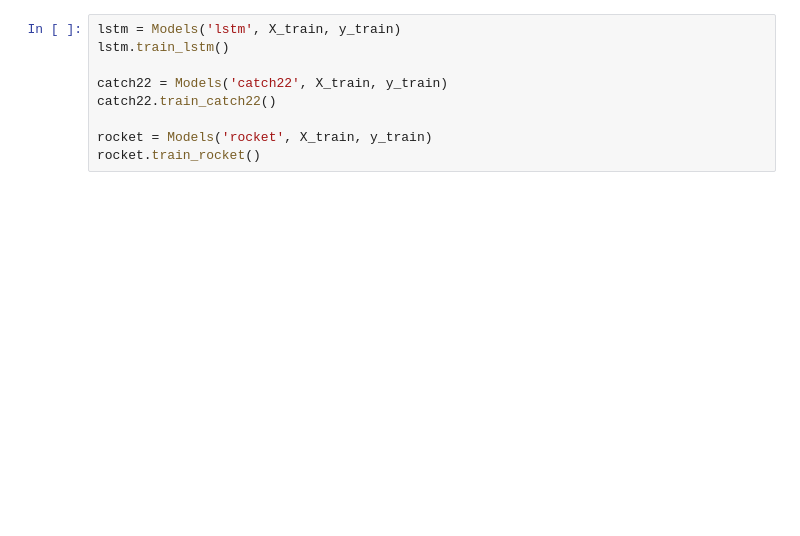
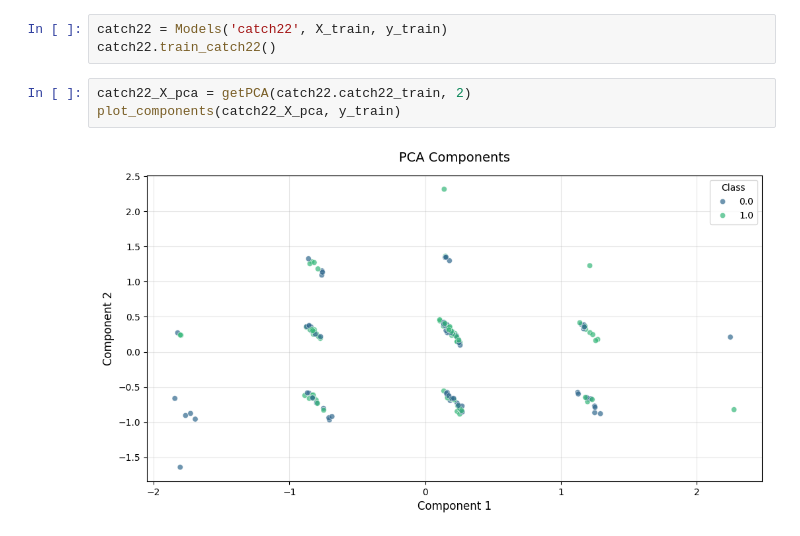
Before and after one commit to Nia3324/Morphing, a Jupyter notebook: test.ipynb, the cells around one changed output. Cells and saved outputs as stored; diff of their text form; blank space fills up the shorter version.

```diff
--- a/test.ipynb
+++ b/test.ipynb
@@ -20,9 +54,8 @@ print(X_train.shape, X_test.shape, y_train.shape, y_test.shape)
-# %%
-lstm = Models('lstm', X_train, y_train)
-lstm.train_lstm()
-
-catch22 = Models('catch22', X_train, y_train)
-catch22.train_catch22()
-
-rocket = Models('rocket', X_train, y_train)
-rocket.train_rocket()
+# %%
+catch22 = Models('catch22', X_train, y_train)
+catch22.train_catch22()
+# %%
+catch22_X_pca = getPCA(catch22.catch22_train, 2)
+plot_components(catch22_X_pca, y_train)
+# %% [output]
+[figure, added]
```
Also changed, not shown: parts of 16 cells of this notebook, 5 other files.
